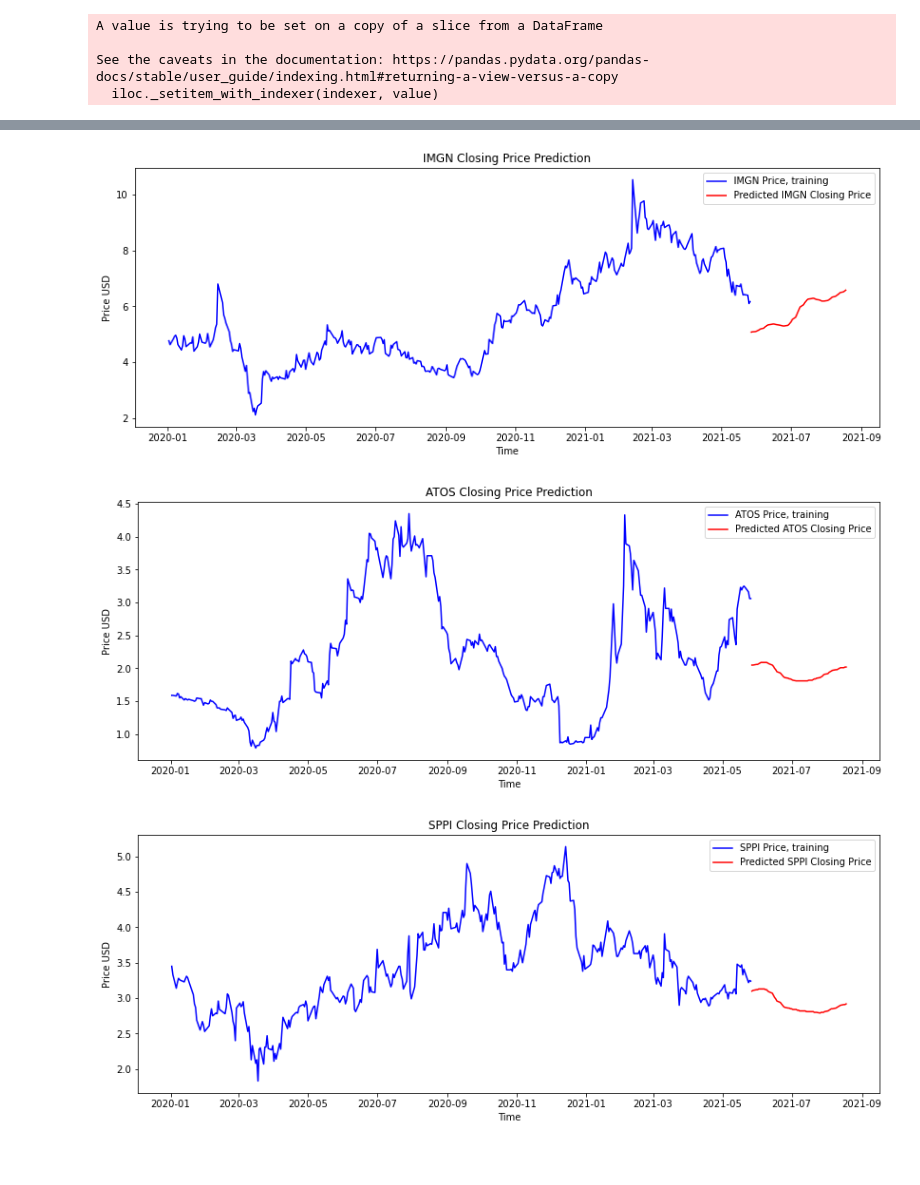
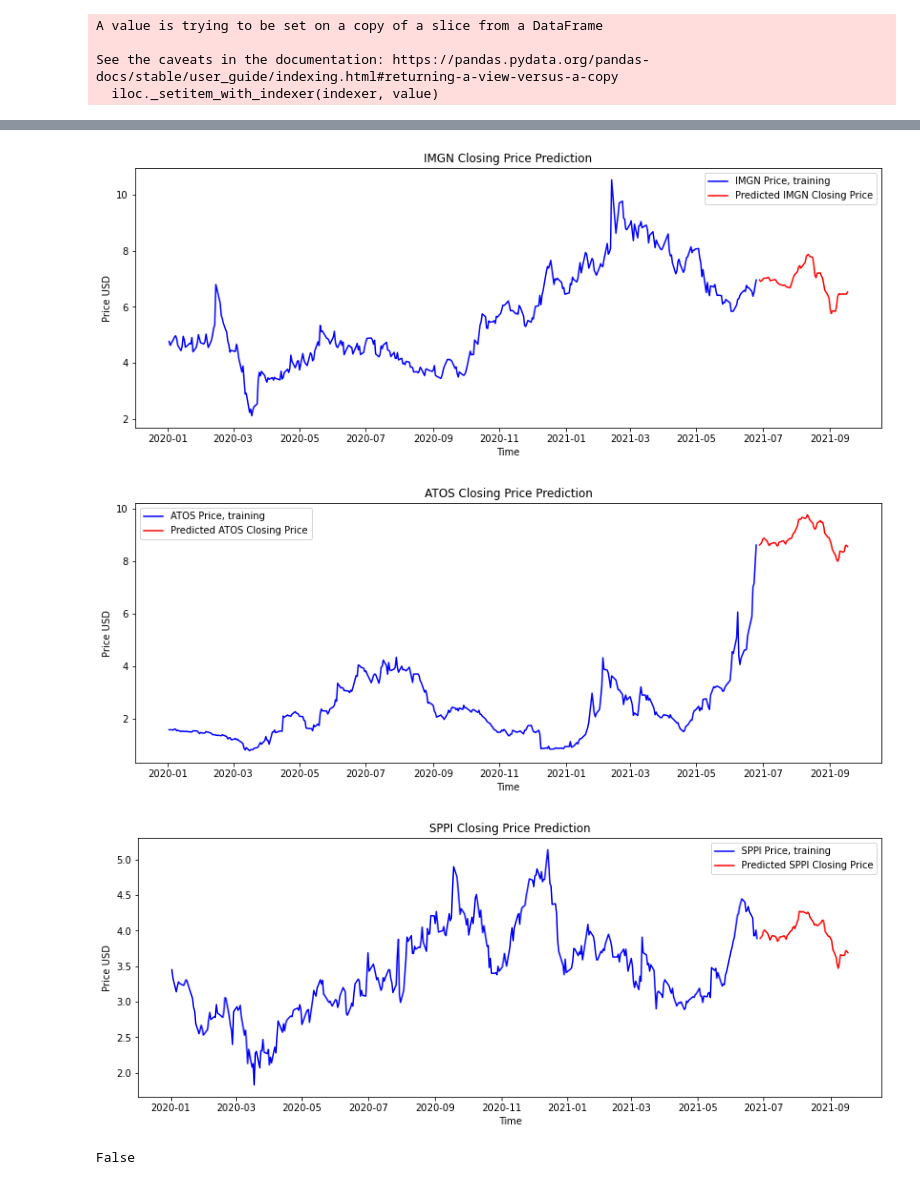
Before and after one commit to jmacdonald2010/stock-prediction, a Jupyter notebook: mlTests06.ipynb, the cells around one changed output, grey strips where cells are left out. Saved outputs shown, nothing was run; the diff lists cells and outputs as text; code cells hidden in the pictures; blank space fills up the shorter version.

```diff
--- a/mlTests06.ipynb
+++ b/mlTests06.ipynb
@@ -620,7 +618,7 @@ training_data[symbol] = training_data_predicted[symbol]
 train_scaled = pd.DataFrame(train_scaled, columns=columns)
 
 train_scaled = train_scaled.values
-n_lags = int(60) # not sure why hard 60
+n_lags = model_settings['n_lags'] # not sure why hard 60
 X_train = []
 y_train = []
 for i in range(n_lags, train_scaled.shape[0]):
@@ -653,16 +651,20 @@ regressor.add(tf.keras.layers.Dropout(0.5))
 
 # Output layer
 # based on other tutorials, setting Dense units to # of days outward I would like to predict
-regressor.add(tf.keras.layers.Dense(units=1))
+regressor.add(tf.keras.layers.Dense(units=1, activation='linear'))
 
 # Compile LSTM
 regressor.compile(optimizer='adam', loss='mean_squared_error')
 # %%
 print("training model...")
-regressor.fit(X_train, y_train, epochs=model_settings['epochs'], batch_size=model_settings['batch_size'], verbose=1)
+regressor.fit(X_train, y_train, epochs=model_settings['epochs'], batch_size=model_settings['batch_size'], verbose=0, shuffle=True)
 
 print("Saving Model...")
-# regressor.save(f"model_{current_datetime}")
+regressor.save(f"model_{current_datetime}")
 print("Model Saved.")
+
+plt.plot(regressor.history.history['loss'], label='train')
+# plt.plot(regressor.history.history['val_loss'], label='test')
+plt.legend()
 # %% [output]
 training model...
@@ -732,7 +726,7 @@ print('Shape of test data:', test_scaled.shape)
 # shaping test data from neural network
 X_test = []
 y_test = []
-for i in range(60, test_scaled.shape[0]):
+for i in range(n_lags, test_scaled.shape[0]):
     X_test.append(test_scaled[i-n_lags:i])
     y_test.append(test_scaled[i,0])
 
@@ -858,7 +852,7 @@ for symbol in test_symbols:
 
     # this section may not be necessary
     train_scaled = train_scaled.values
-    n_lags = int(60) # not sure why hard 60
+    n_lags = model_settings['n_lags'] # not sure why hard 60
     X_train = []
     y_train = []
     for i in range(n_lags, train_scaled.shape[0]):
@@ -885,7 +879,7 @@ for symbol in test_symbols:
     # shaping test data from neural network
     X_test = []
     y_test = []
-    for i in range(60, test_scaled.shape[0]):
+    for i in range(n_lags, test_scaled.shape[0]):
         X_test.append(test_scaled[i-n_lags:i])
         y_test.append(test_scaled[i,0])
 
@@ -927,6 +921,12 @@ for symbol in test_symbols:
     predicted_price = predicted_price.set_index('price_datetime')
     predicted_price = predicted_price.dropna()
 
+    # this below shifts the data to align w/ the last point in the training data
+# this may not get used
+    last_value = training_data[symbol].iloc[-1]
+    difference = last_value - predicted_price[f'{symbol}_predicted'].iloc[0]
+    predicted_price[f'{symbol}_predicted'] = predicted_price[f'{symbol}_predicted'] + difference
+
     plt.figure(figsize=(14,5))
     #mse = mean_squared_error(y_test, predicted_price)
     plt.plot(training_data[symbol], color = 'blue', label=f'{symbol} Price, training')
@@ -961,3 +961,10 @@ See the caveats in the documentation: https://pandas.pydata.org/pandas-docs/stab
-[figure, old version]
+[figure, new version]
-[figure, old version]
+[figure, new version]
-[figure, old version]
+[figure, new version]
+# %%
+if 'RSSS' in close_df.columns:
+    print(True)
+else:
+    print(False)
+# %% [output]
+False
```
Also changed, not shown: parts of 14 cells of this notebook, 6 other files.
